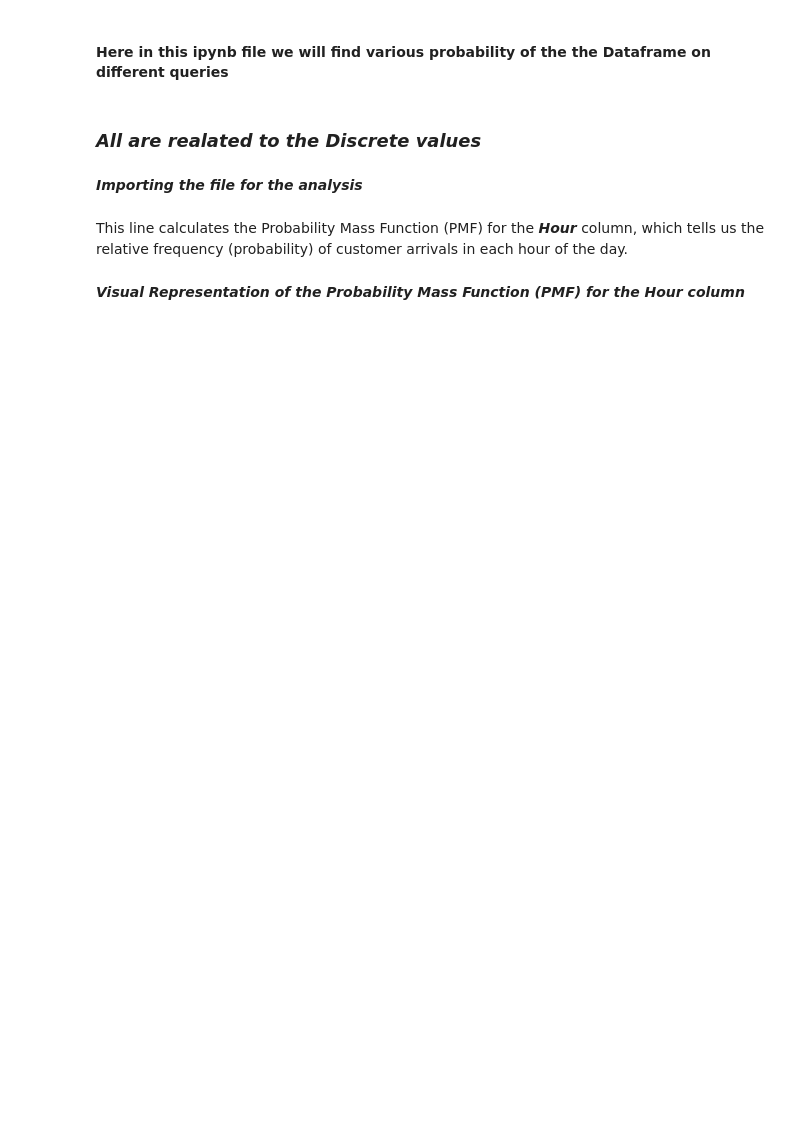
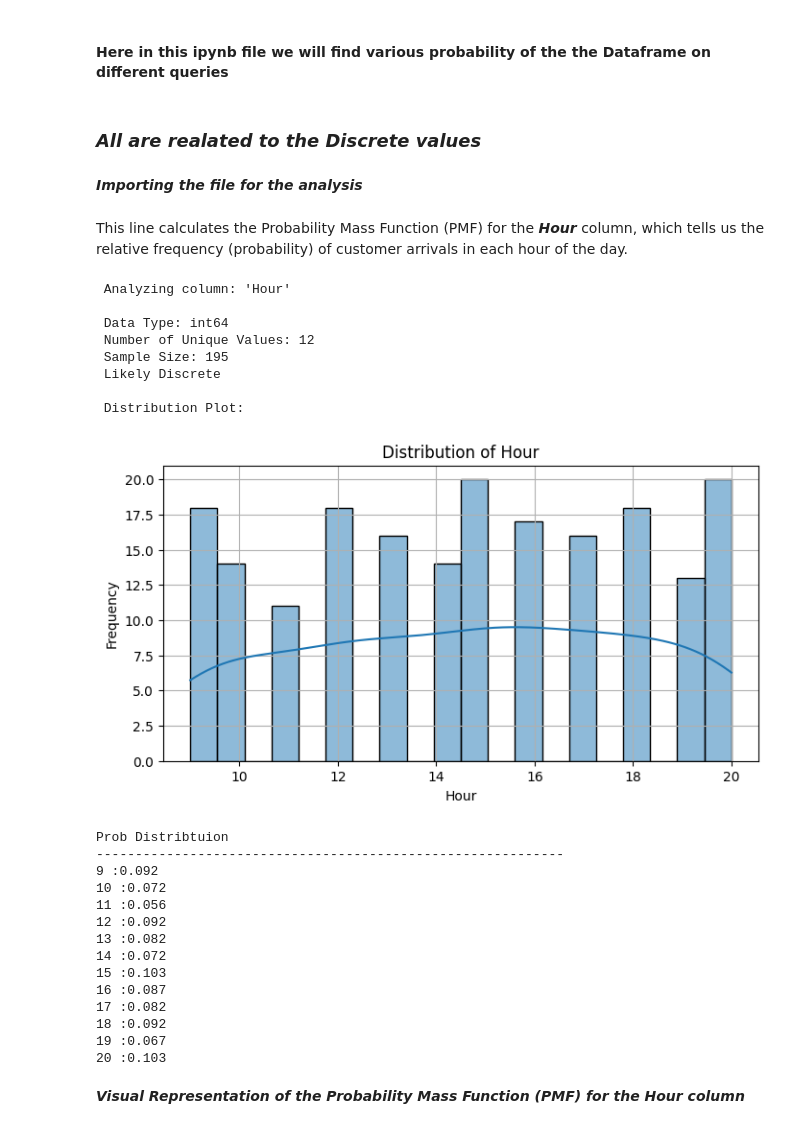
Before and after one commit to SauhardSHukla/Real-estate-housing-price, a Jupyter notebook: JypterNoteBook/Probability/Discrete_Prob.ipynb, the cells around one changed output. Drawn from its saved outputs; the diff is of its cells as text; code cells hidden in the pictures; blank space fills up the shorter version.

```diff
--- a/JypterNoteBook/Probability/Discrete_Prob.ipynb
+++ b/JypterNoteBook/Probability/Discrete_Prob.ipynb
@@ -14,7 +19,38 @@ df=pd.read_csv('C:/Users/5530/OneDrive/Desktop/Mall_Customer_Segmentation/Data_f
 # %% [markdown]
 This line calculates the Probability Mass Function (PMF) for the ***Hour*** column, which tells us the relative frequency (probability) of customer arrivals in each hour of the day.
 # %%
-hourly_PMF=df['Hour'].value_counts(normalize=True).sort_index()
+check_data_for_probability_analysis(df,'Hour')
+hourly_PMF=df['Hour'].value_counts(normalize=True).sort_index().round(3)
+j=8
+print(f'\nProb Distribtuion')
+print('-'*60)
+for i in hourly_PMF:
+  j+=1
+  print(f'{j} :{i}')
+# %% [output]
+ Analyzing column: 'Hour'
+
+ Data Type: int64
+ Number of Unique Values: 12
+ Sample Size: 195
+ Likely Discrete
+
+ Distribution Plot:
+[figure, added]
+Prob Distribtuion
+------------------------------------------------------------
+9 :0.092
+10 :0.072
+11 :0.056
+12 :0.092
+13 :0.082
+14 :0.072
+15 :0.103
+16 :0.087
+17 :0.082
+18 :0.092
+19 :0.067
+20 :0.103
 # %% [markdown]
 ***Visual Representation of the Probability Mass Function (PMF) for the ***Hour*** column***
 # %%
```
Also changed, not shown: parts of 24 cells of this notebook, 2 other files.
